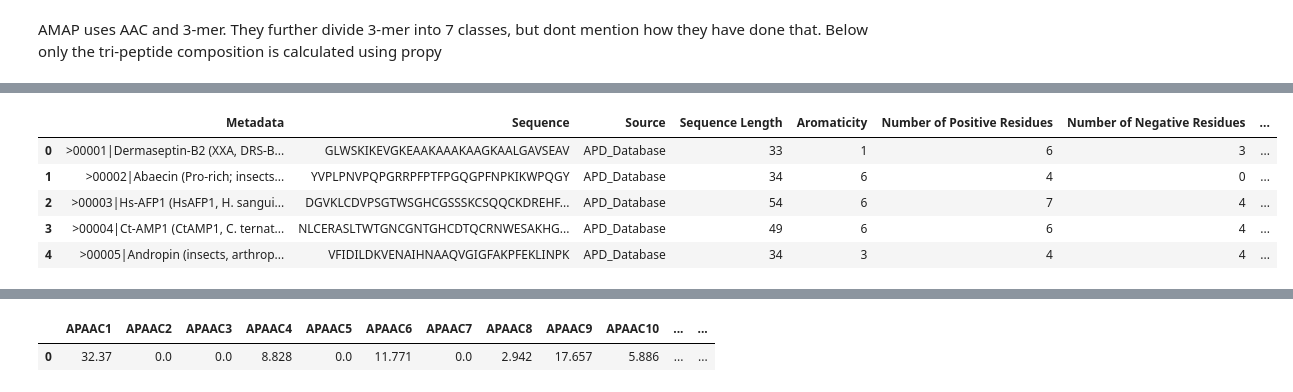
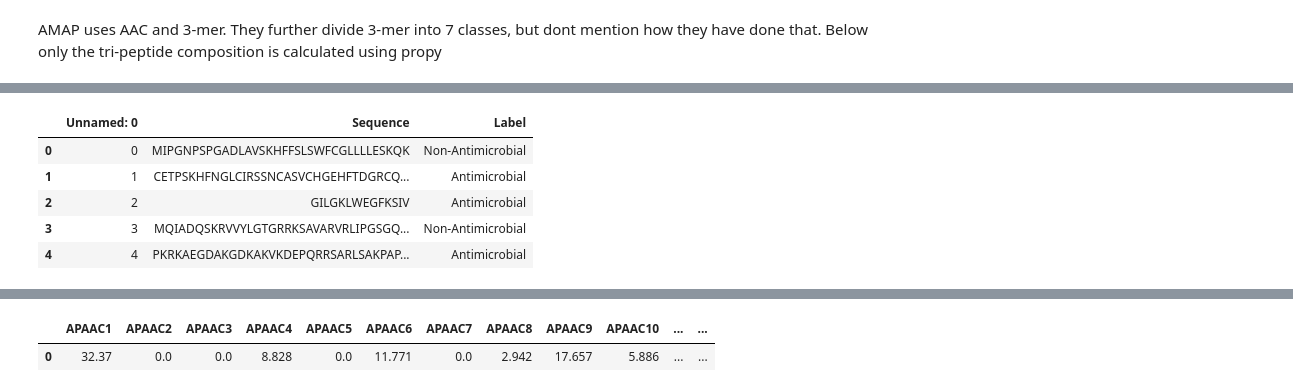
Before and after one commit to SanjeevM2004/BT3040-TPA, a Jupyter notebook: AIBD_Project_Features_V1.ipynb, the cells around one changed output, grey strips where cells are left out. Cells and saved outputs as stored; diff of their text form; code cells hidden in the pictures.

```diff
--- a/AIBD_Project_Features_V1.ipynb
+++ b/AIBD_Project_Features_V1.ipynb
@@ -145,16 +145,16 @@ def descriptor_calc(sequence, label):
     return feature
 # %%
 import pandas as pd
-data = pd.read_excel('data/Dataset.xlsx')
+data = pd.read_excel('data/train_BPM.xlsx')
 #data = data.drop('Unnamed: 0', axis=1)
 data.head()
 # %% [output]
-|  | Metadata | Sequence | Source | Sequence Length | Aromaticity | Number of Positive Residues | Number of Negative Residues | ... |
-| 0 | >00001|Dermaseptin-B2 (XXA, DRS-B... | GLWSKIKEVGKEAAKAAAKAAGKAALGAVSEAV | APD_Database | 33 | 1 | 6 | 3 | ... |
-| 1 | >00002|Abaecin (Pro-rich; insects... | YVPLPNVPQPGRRPFPTFPGQGPFNPKIKWPQGY | APD_Database | 34 | 6 | 4 | 0 | ... |
-| 2 | >00003|Hs-AFP1 (HsAFP1, H. sangui... | DGVKLCDVPSGTWSGHCGSSSKCSQQCKDREHF... | APD_Database | 54 | 6 | 7 | 4 | ... |
-| 3 | >00004|Ct-AMP1 (CtAMP1, C. ternat... | NLCERASLTWTGNCGNTGHCDTQCRNWESAKHG... | APD_Database | 49 | 6 | 6 | 4 | ... |
-| 4 | >00005|Andropin (insects, arthrop... | VFIDILDKVENAIHNAAQVGIGFAKPFEKLINPK | APD_Database | 34 | 3 | 4 | 4 | ... |
+|  | Unnamed: 0 | Sequence | Label |
+| 0 | 0 | MIPGNPSPGADLAVSKHFFSLSWFCGLLLLESKQK | Non-Antimicrobial |
+| 1 | 1 | CETPSKHFNGLCIRSSNCASVCHGEHFTDGRCQ... | Antimicrobial |
+| 2 | 2 | GILGKLWEGFKSIV | Antimicrobial |
+| 3 | 3 | MQIADQSKRVVYLGTGRRKSAVARVRLIPGSGQ... | Non-Antimicrobial |
+| 4 | 4 | PKRKAEGDAKGDKAKVKDEPQRRSARLSAKPAP... | Antimicrobial |
 # %%
 import pandas as pd
 import propy.CTD as pc
```
Also changed, not shown: parts of 5 cells of this notebook, 19 other files.
